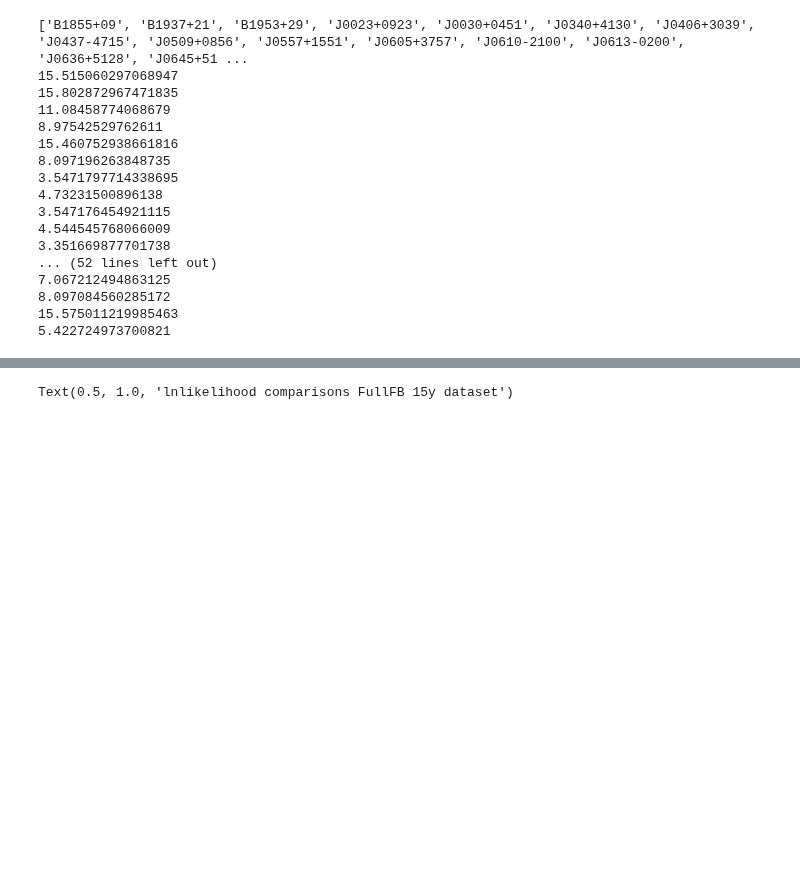
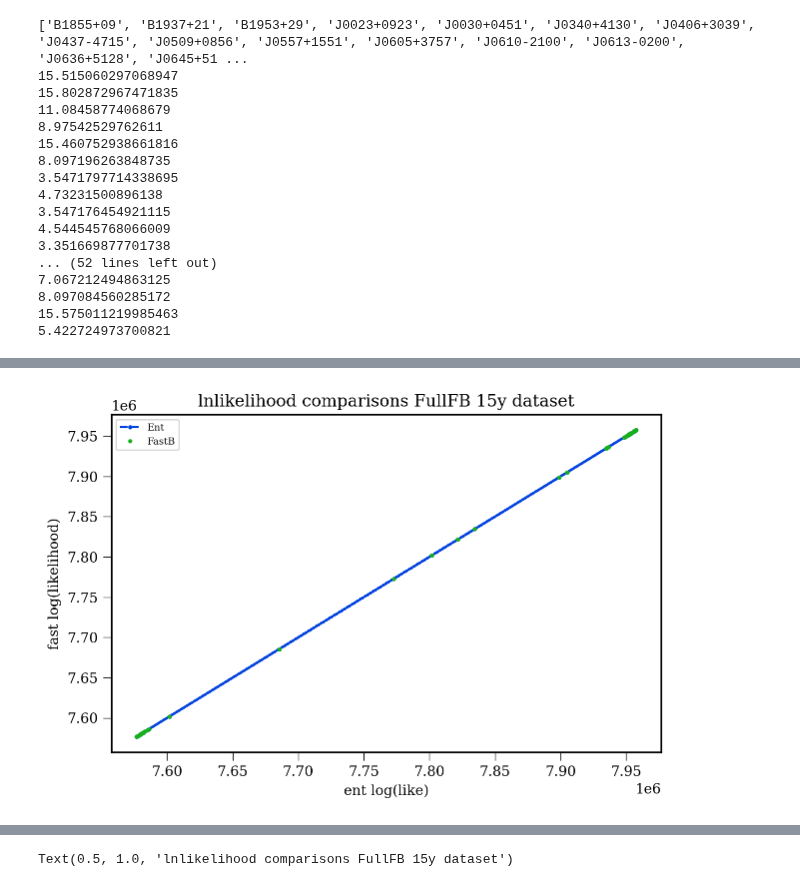
Before and after one commit to JacobATaylor/QuickBurst, a Jupyter notebook: Likelihood_tests_15y.ipynb, the cells around one changed output, grey strips where cells are left out. Drawn from its saved outputs; the diff is of its cells as text; code cells hidden in the pictures; blank space fills up the shorter version.

```diff
--- a/Likelihood_tests_15y.ipynb
+++ b/Likelihood_tests_15y.ipynb
@@ -179,0 +214,3 @@ FB_15y = FB.FastBurst(pta = pta, psrs = psrs, params = d0_15y, Npsr = len(psrs),
+# %%
+rn = False
+FB_15y = FB.FastBurst(pta = pta, psrs = psrs, params = d0_15y, Npsr = len(psrs), tref=53000*86400, Nglitch = N_glitches, Nwavelet = N_wavelets, rn_vary = rn)
@@ -307,0 +225,15 @@ run  29
+# %%
+NN = 50
+
+log_L_Ent_15y = []
+log_L_Fast_15y = []
+#amplitudes = []
+
+for n in range(NN):
+    #amplitudes.append(i*0.5e-6)
+    d0_15y = parameter.sample(pta.params)
+    x0_15y = np.array([d0_15y[par.name] for par in pta.params])
+
+    log_L_Ent_15y.append(pta.get_lnlikelihood(x0_15y))
+    log_L_Fast_15y.append(FB_15y.get_lnlikelihood(x0_15y))
+    print('run ',n)
@@ -307,0 +261,12 @@ run  29
+# %%
+plt.figure()
+plt.plot(log_L_Ent_15y, log_L_Ent_15y, ls='--', marker='.', color='xkcd:blue', label = 'Ent')
+plt.plot(log_L_Ent_15y, log_L_Fast_15y, ls='', marker='.', color='xkcd:green', label = 'FastB')
+plt.legend(loc='upper left')
+plt.xlabel("ent log(like)")
+plt.ylabel("fast log(likelihood)")
+plt.title('lnlikelihood comparisons FullFB 15y dataset')
+#plt.savefig('/home/reyna/BayesHopperBurst/testing plots/FullFastBurst_15y_lnlikedif.pdf')
+plt.show()
+# %% [output]
+[figure, added]
```
Also changed, not shown: parts of 28 cells of this notebook, 2 other files.
